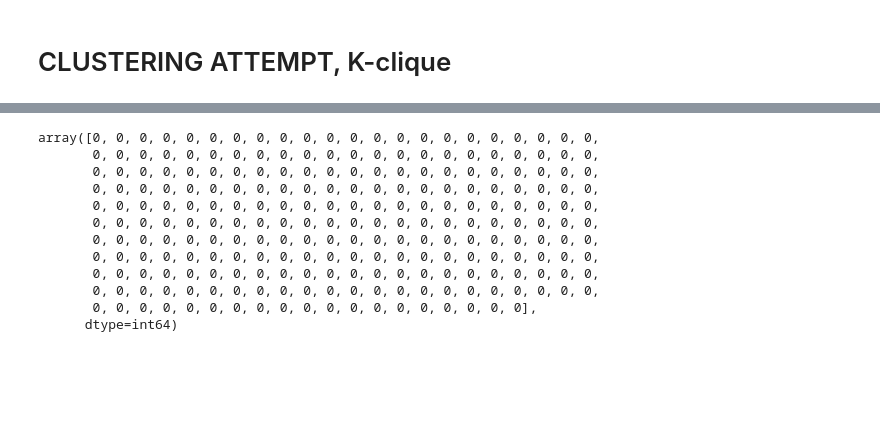
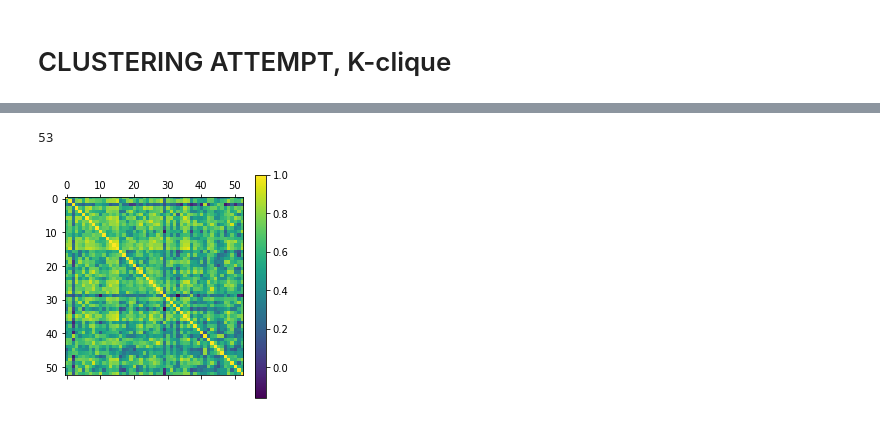
Before and after one commit to alexwdong/CancerInformatics, a Jupyter notebook: gene_selection.ipynb, the cells around one changed output, grey strips where cells are left out. Drawn from its saved outputs; the diff is of its cells as text; code cells hidden in the pictures; blank space fills up the shorter version.

```diff
--- a/gene_selection.ipynb
+++ b/gene_selection.ipynb
@@ -273,4 +280,4 @@ print(gene_network.number_of_nodes())
 # %%
-gene_clusters = k_clique_communities(gene_network,4,networkx.find_cliques(gene_network))
+gene_clusters = k_clique_communities(gene_network,2,networkx.find_cliques(gene_network))
 # %%
 clusters_list = list(gene_clusters)
@@ -315,15 +316,4 @@ clustering = DBSCAN(eps=0.5, min_samples=5, metric='cosine').fit(X)
-# %%
-clustering.labels_
-# %% [output]
-array([0, 0, 0, 0, 0, 0, 0, 0, 0, 0, 0, 0, 0, 0, 0, 0, 0, 0, 0, 0, 0, 0,
-       0, 0, 0, 0, 0, 0, 0, 0, 0, 0, 0, 0, 0, 0, 0, 0, 0, 0, 0, 0, 0, 0,
-       0, 0, 0, 0, 0, 0, 0, 0, 0, 0, 0, 0, 0, 0, 0, 0, 0, 0, 0, 0, 0, 0,
-       0, 0, 0, 0, 0, 0, 0, 0, 0, 0, 0, 0, 0, 0, 0, 0, 0, 0, 0, 0, 0, 0,
-       0, 0, 0, 0, 0, 0, 0, 0, 0, 0, 0, 0, 0, 0, 0, 0, 0, 0, 0, 0, 0, 0,
-       0, 0, 0, 0, 0, 0, 0, 0, 0, 0, 0, 0, 0, 0, 0, 0, 0, 0, 0, 0, 0, 0,
-       0, 0, 0, 0, 0, 0, 0, 0, 0, 0, 0, 0, 0, 0, 0, 0, 0, 0, 0, 0, 0, 0,
-       0, 0, 0, 0, 0, 0, 0, 0, 0, 0, 0, 0, 0, 0, 0, 0, 0, 0, 0, 0, 0, 0,
-       0, 0, 0, 0, 0, 0, 0, 0, 0, 0, 0, 0, 0, 0, 0, 0, 0, 0, 0, 0, 0, 0,
-       0, 0, 0, 0, 0, 0, 0, 0, 0, 0, 0, 0, 0, 0, 0, 0, 0, 0, 0, 0, 0, 0,
-       0, 0, 0, 0, 0, 0, 0, 0, 0, 0, 0, 0, 0, 0, 0, 0, 0, 0, 0],
-      dtype=int64)
+# %%
+len(clusters_list[0]), len(clusters_list)
+# %% [output]
+53
@@ -329,0 +322,9 @@ array([0, 0, 0, 0, 0, 0, 0, 0, 0, 0, 0, 0, 0, 0, 0, 0, 0, 0, 0, 0, 0, 0,
+# %%
+df = np.corrcoef(gene_array.T[list(clusters_list[0])])
+plt.matshow(df)
+# plt.xticks(range(len(df.columns)), df.columns)
+# plt.yticks(range(len(df.columns)), df.columns)
+plt.colorbar()
+plt.show()
+# %% [output]
+[figure, added]
```
Also changed, not shown: parts of 26 cells of this notebook.
